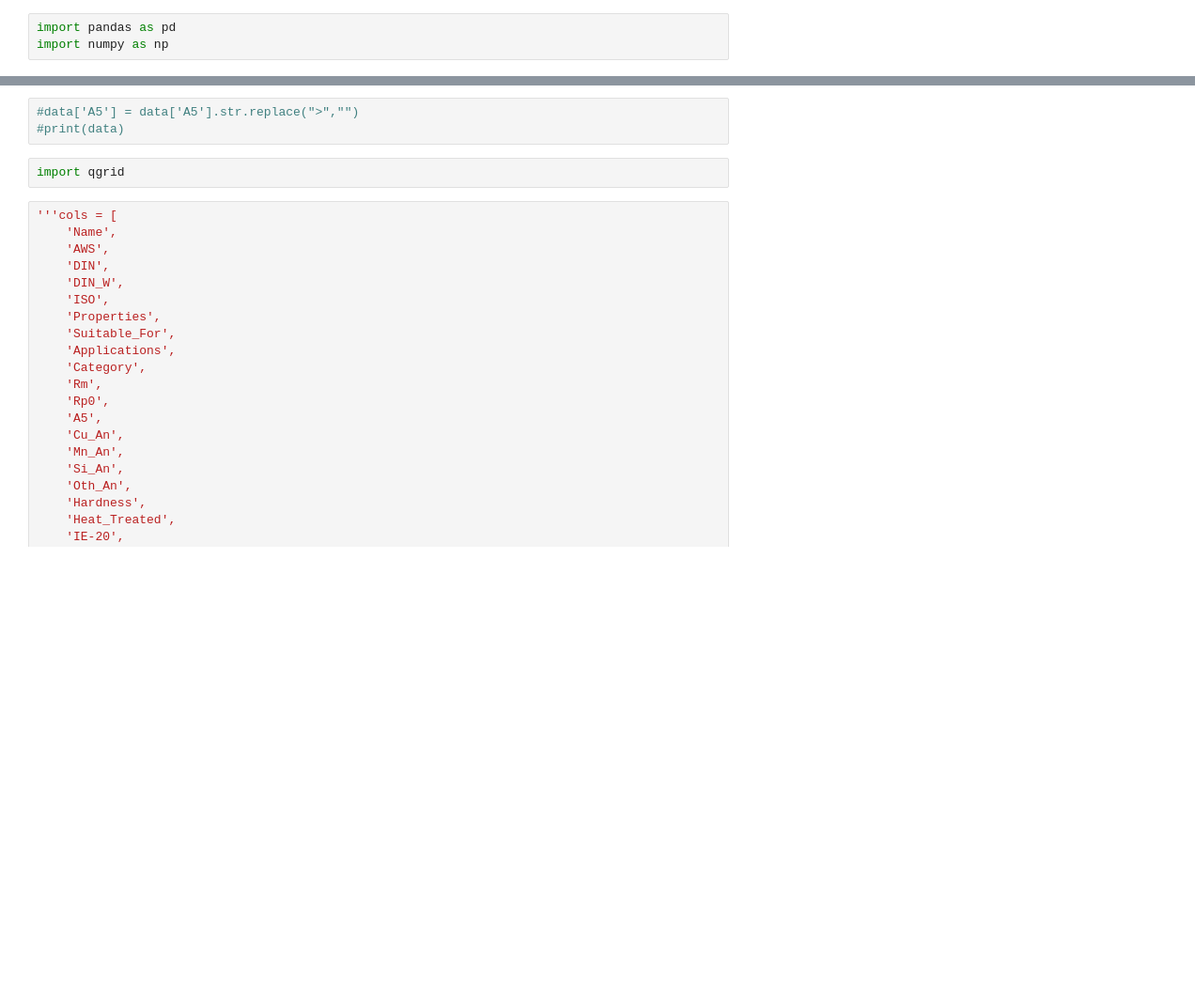
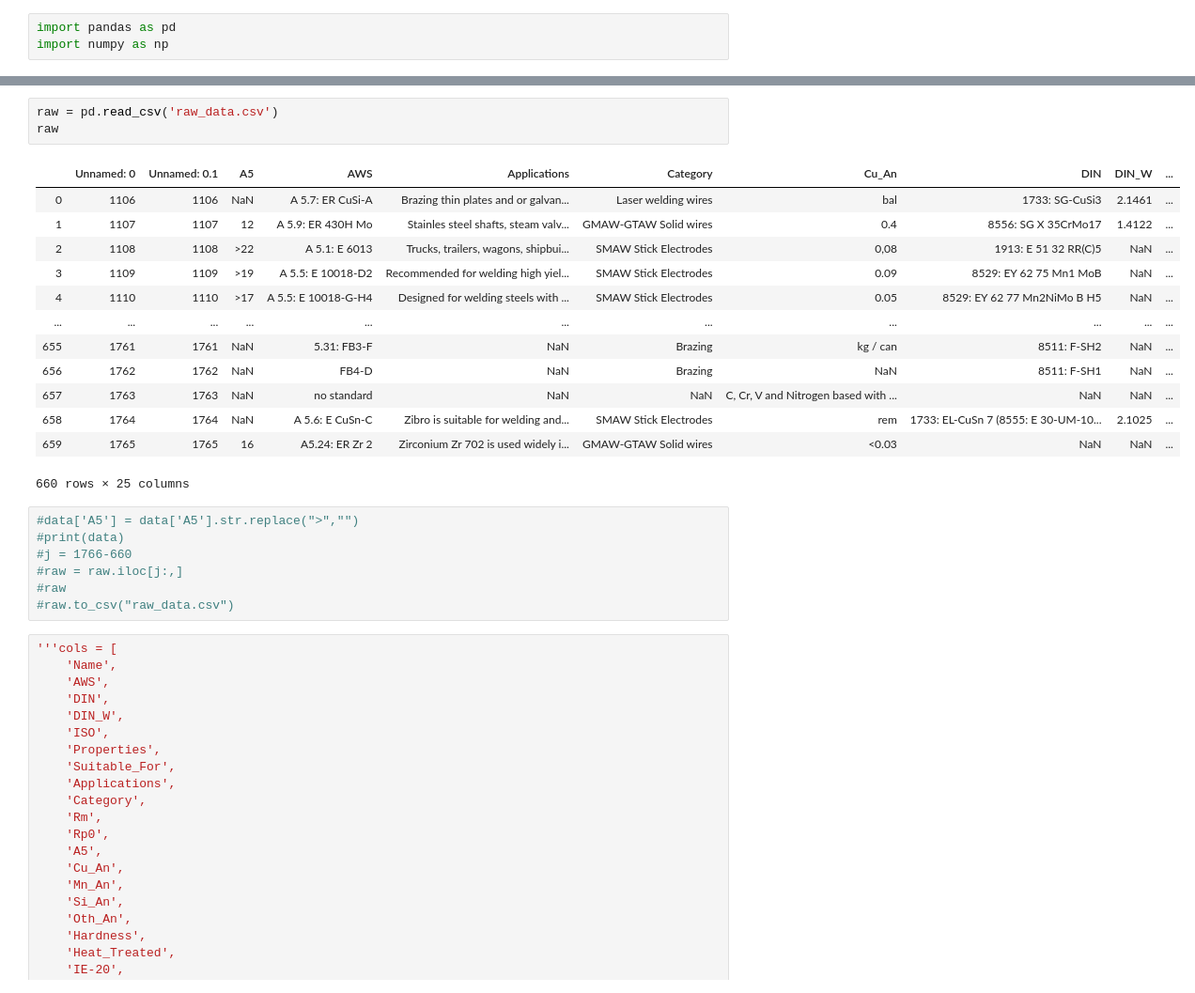
Before and after one commit to PrasannS/WeldingAnalysis, a Jupyter notebook: webscraper.ipynb, the cells around one changed output, grey strips where cells are left out. Shown at 94% size. Drawn from its saved outputs; the diff is of its cells as text; blank space fills up the shorter version.

```diff
--- a/webscraper.ipynb
+++ b/webscraper.ipynb
@@ -200,8 +176,27 @@ print(data)
+# %%
+raw = pd.read_csv('raw_data.csv')
+raw
+# %% [output]
+|  | Unnamed: 0 | Unnamed: 0.1 | A5 | AWS | Applications | Category | Cu_An | DIN | DIN_W | ... |
+| 0 | 1106 | 1106 | NaN | A 5.7: ER CuSi-A | Brazing thin plates and or galvan... | Laser welding wires | bal | 1733: SG-CuSi3 | 2.1461 | ... |
+| 1 | 1107 | 1107 | 12 | A 5.9: ER 430H Mo | Stainles steel shafts, steam valv... | GMAW-GTAW Solid wires | 0.4 | 8556: SG X 35CrMo17 | 1.4122 | ... |
+| 2 | 1108 | 1108 | >22 | A 5.1: E 6013 | Trucks, trailers, wagons, shipbui... | SMAW Stick Electrodes | 0,08 | 1913: E 51 32 RR(C)5 | NaN | ... |
+| 3 | 1109 | 1109 | >19 | A 5.5: E 10018-D2 | Recommended for welding high yiel... | SMAW Stick Electrodes | 0.09 | 8529: EY 62 75 Mn1 MoB | NaN | ... |
+| 4 | 1110 | 1110 | >17 | A 5.5: E 10018-G-H4 | Designed for welding steels with ... | SMAW Stick Electrodes | 0.05 | 8529: EY 62 77 Mn2NiMo B H5 | NaN | ... |
+| ... | ... | ... | ... | ... | ... | ... | ... | ... | ... | ... |
+| 655 | 1761 | 1761 | NaN | 5.31: FB3-F | NaN | Brazing | kg / can | 8511: F-SH2 | NaN | ... |
+| 656 | 1762 | 1762 | NaN | FB4-D | NaN | Brazing | NaN | 8511: F-SH1 | NaN | ... |
+| 657 | 1763 | 1763 | NaN | no standard | NaN | NaN | C, Cr, V and Nitrogen based with ... | NaN | NaN | ... |
+| 658 | 1764 | 1764 | NaN | A 5.6: E CuSn-C | Zibro is suitable for welding and... | SMAW Stick Electrodes | rem | 1733: EL-CuSn 7 (8555: E 30-UM-10... | 2.1025 | ... |
+| 659 | 1765 | 1765 | 16 | A5.24: ER Zr 2 | Zirconium Zr 702 is used widely i... | GMAW-GTAW Solid wires | <0.03 | NaN | NaN | ... |
+660 rows × 25 columns
 # %%
 #data['A5'] = data['A5'].str.replace(">","")
 #print(data)
+#j = 1766-660
+#raw = raw.iloc[j:,]
+#raw
+#raw.to_csv("raw_data.csv")
-# %%
-import qgrid
 # %%
 '''cols = [
     'Name',
```
Also changed, not shown: parts of 21 cells of this notebook, 2 other files.
